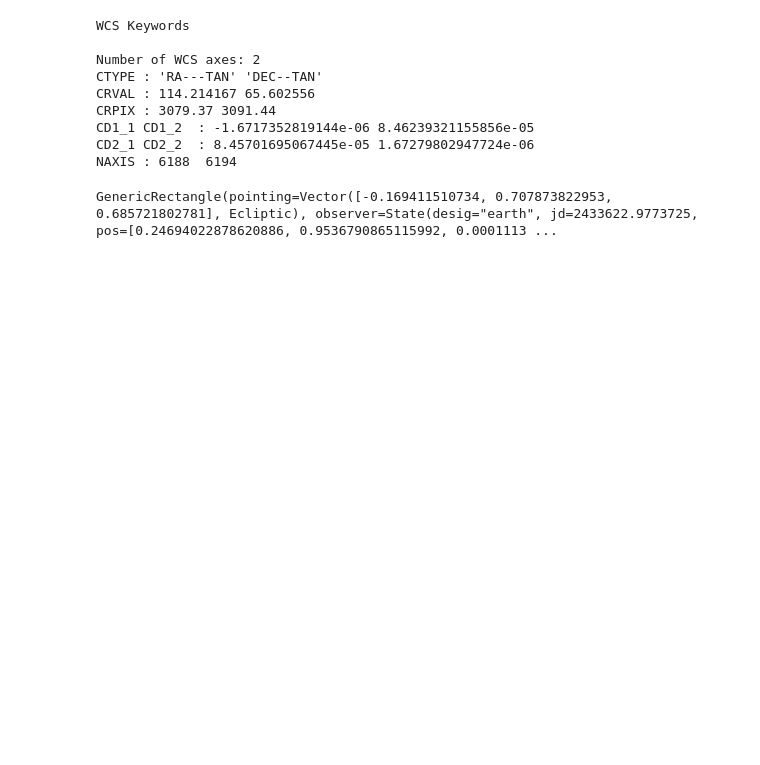
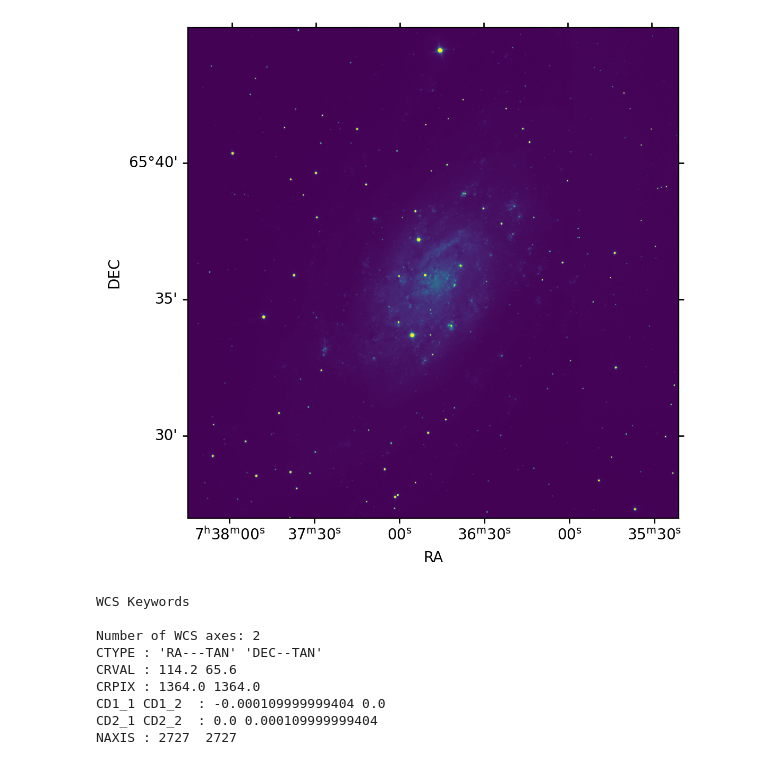
Before and after one commit to dev-ved30/asteroid-checker, a Jupyter notebook: Asteroid_check.ipynb, the cells around one changed output. Saved outputs shown, nothing was run; the diff lists cells and outputs as text; code cells hidden in the pictures; blank space fills up the shorter version.

```diff
--- a/Asteroid_check.ipynb
+++ b/Asteroid_check.ipynb
@@ -118,0 +18,5 @@ astropy.wcs.wcs.WCS
+# %%
+# Load a fits
+frame = fits.open("NGC_2403_beta_g.fits")[0]
+frame.data = frame.data.T
+frame_wcs = WCS(frame.header)
@@ -119,3 +26,7 @@ astropy.wcs.wcs.WCS
+# %%
+wcs = kete.irsa.plot_fits_image(frame,  cmap='viridis')
+# %% [output]
+[figure, added]
 # %%
 wcs
 # %% [output]
@@ -123,12 +34,8 @@ WCS Keywords
 
 Number of WCS axes: 2
 CTYPE : 'RA---TAN' 'DEC--TAN'
-CRVAL : 114.214167 65.602556
-CRPIX : 3079.37 3091.44
-CD1_1 CD1_2  : -1.6717352819144e-06 8.46239321155856e-05
-CD2_1 CD2_2  : 8.45701695067445e-05 1.67279802947724e-06
-NAXIS : 6188  6194
+CRVAL : 114.2 65.6
+CRPIX : 1364.0 1364.0
+CD1_1 CD1_2  : -0.000109999999404 0.0
+CD2_1 CD2_2  : 0.0 0.000109999999404
+NAXIS : 2727  2727
-# %%
-fov
-# %% [output]
-GenericRectangle(pointing=Vector([-0.169411510734, 0.707873822953, 0.685721802781], Ecliptic), observer=State(desig="earth", jd=2433622.9773725, pos=[0.24694022878620886, 0.9536790865115992, 0.0001113 ...
```
Also changed, not shown: parts of 30 cells of this notebook.
